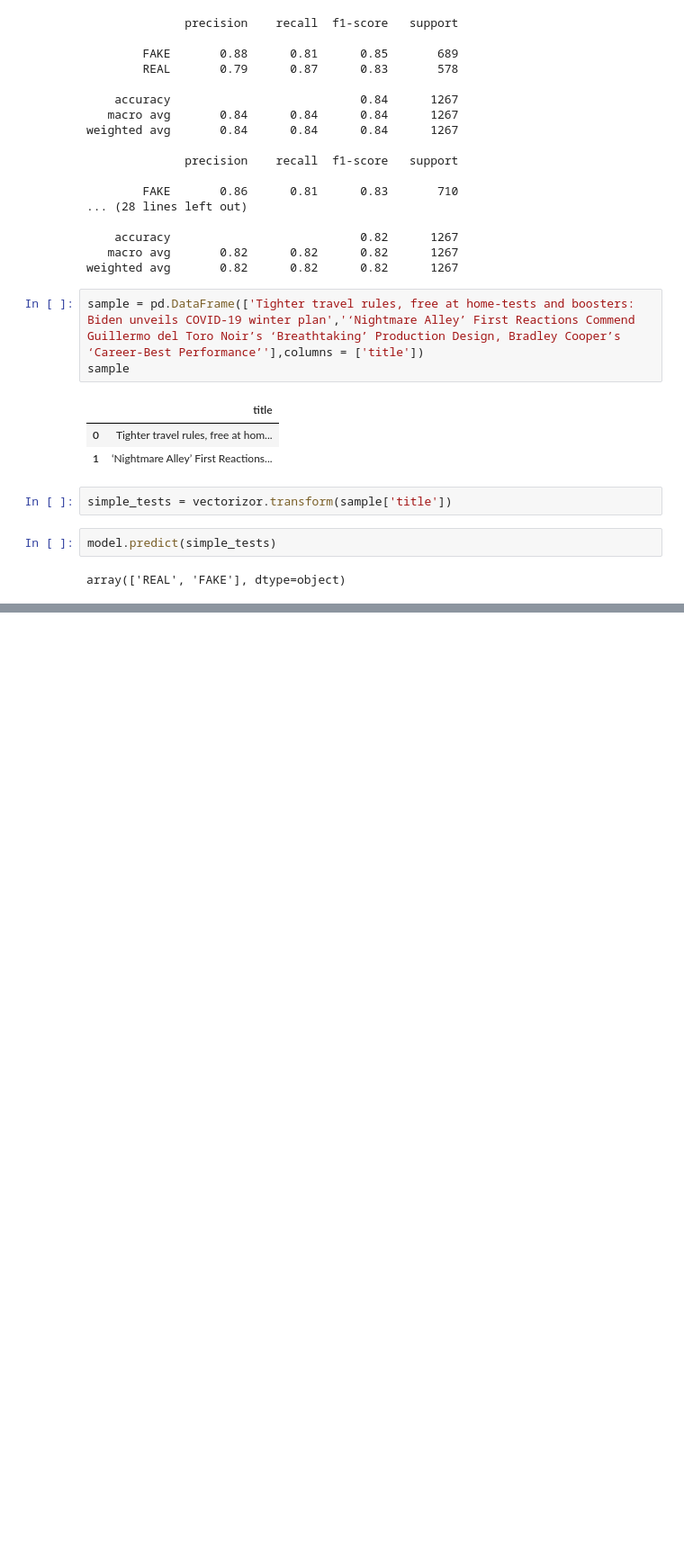
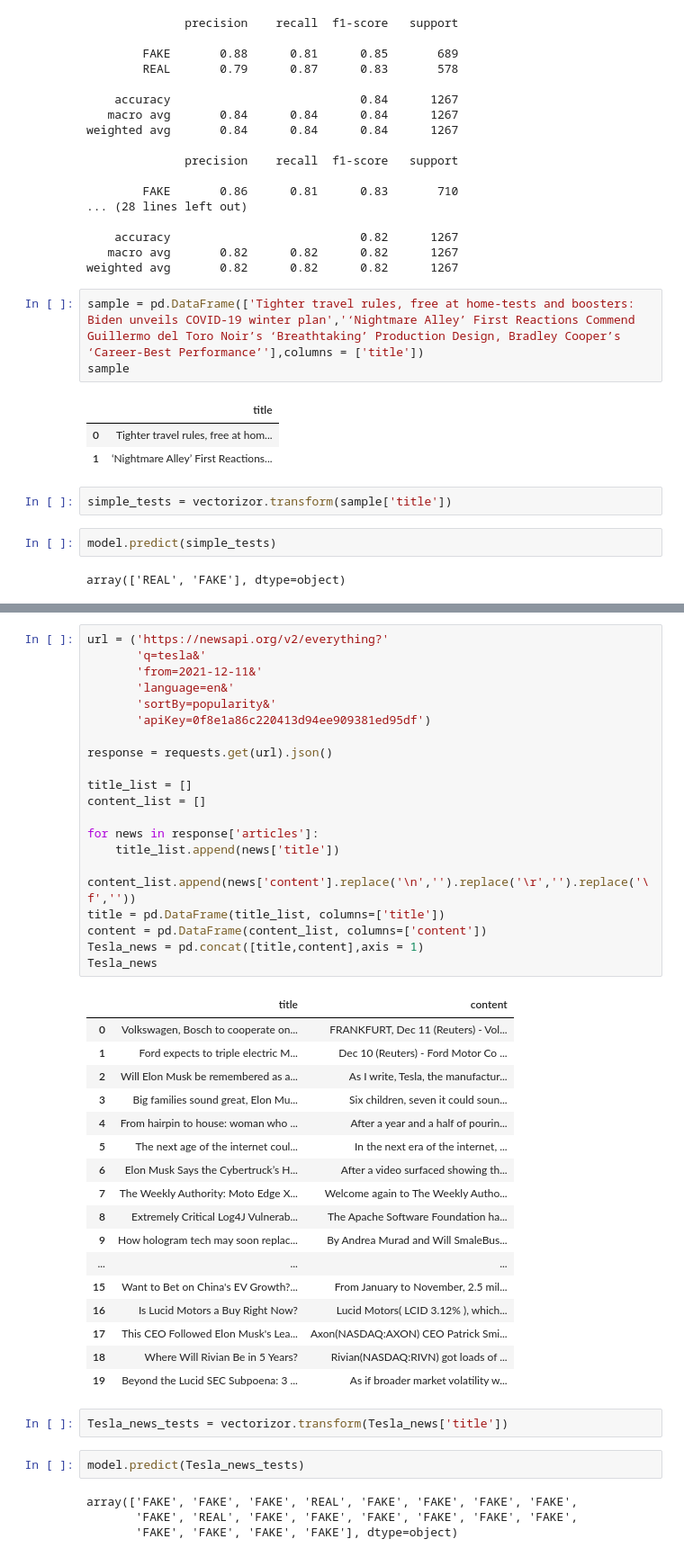
Before and after one commit to CS-521-A3/final-project, a Jupyter notebook: data processing(SVC).ipynb, the cells around one changed output, grey strips where cells are left out. Shown: that part at 90% size. Saved outputs shown, nothing was run; the diff lists cells and outputs as text; blank space fills up the shorter version.

```diff
--- a/process_data.ipynb
+++ b/data processing(SVC).ipynb
@@ -152,0 +200,46 @@ array(['REAL', 'FAKE'], dtype=object)
+# %%
+url = ('https://newsapi.org/v2/everything?'
+       'q=tesla&'
+       'from=2021-12-11&'
+       'language=en&'
+       'sortBy=popularity&'
+       'apiKey=0f8e1a86c220413d94ee909381ed95df')
+
+response = requests.get(url).json()
+
+title_list = []
+content_list = []
+
+for news in response['articles']:
+    title_list.append(news['title'])
+    content_list.append(news['content'].replace('\n','').replace('\r','').replace('\f',''))
+title = pd.DataFrame(title_list, columns=['title'])
+content = pd.DataFrame(content_list, columns=['content'])
+Tesla_news = pd.concat([title,content],axis = 1)
+Tesla_news
+# %% [output]
+|  | title | content |
+| 0 | Volkswagen, Bosch to cooperate on... | FRANKFURT, Dec 11 (Reuters) - Vol... |
+| 1 | Ford expects to triple electric M... | Dec 10 (Reuters) - Ford Motor Co ... |
+| 2 | Will Elon Musk be remembered as a... | As I write, Tesla, the manufactur... |
+| 3 | Big families sound great, Elon Mu... | Six children, seven it could soun... |
+| 4 | From hairpin to house: woman who ... | After a year and a half of pourin... |
+| 5 | The next age of the internet coul... | In the next era of the internet, ... |
+| 6 | Elon Musk Says the Cybertruck’s H... | After a video surfaced showing th... |
+| 7 | The Weekly Authority: Moto Edge X... | Welcome again to The Weekly Autho... |
+| 8 | Extremely Critical Log4J Vulnerab... | The Apache Software Foundation ha... |
+| 9 | How hologram tech may soon replac... | By Andrea Murad and Will SmaleBus... |
+| ... | ... | ... |
+| 15 | Want to Bet on China's EV Growth?... | From January to November, 2.5 mil... |
+| 16 | Is Lucid Motors a Buy Right Now? | Lucid Motors( LCID 3.12% ), which... |
+| 17 | This CEO Followed Elon Musk's Lea... | Axon(NASDAQ:AXON) CEO Patrick Smi... |
+| 18 | Where Will Rivian Be in 5 Years? | Rivian(NASDAQ:RIVN) got loads of ... |
+| 19 | Beyond the Lucid SEC Subpoena: 3 ... | As if broader market volatility w... |
+# %%
+Tesla_news_tests = vectorizor.transform(Tesla_news['title'])
+# %%
+model.predict(Tesla_news_tests)
+# %% [output]
+array(['FAKE', 'FAKE', 'FAKE', 'REAL', 'FAKE', 'FAKE', 'FAKE', 'FAKE',
+       'FAKE', 'REAL', 'FAKE', 'FAKE', 'FAKE', 'FAKE', 'FAKE', 'FAKE',
+       'FAKE', 'FAKE', 'FAKE', 'FAKE'], dtype=object)
```
Also changed, not shown: parts of 10 cells of this notebook.
